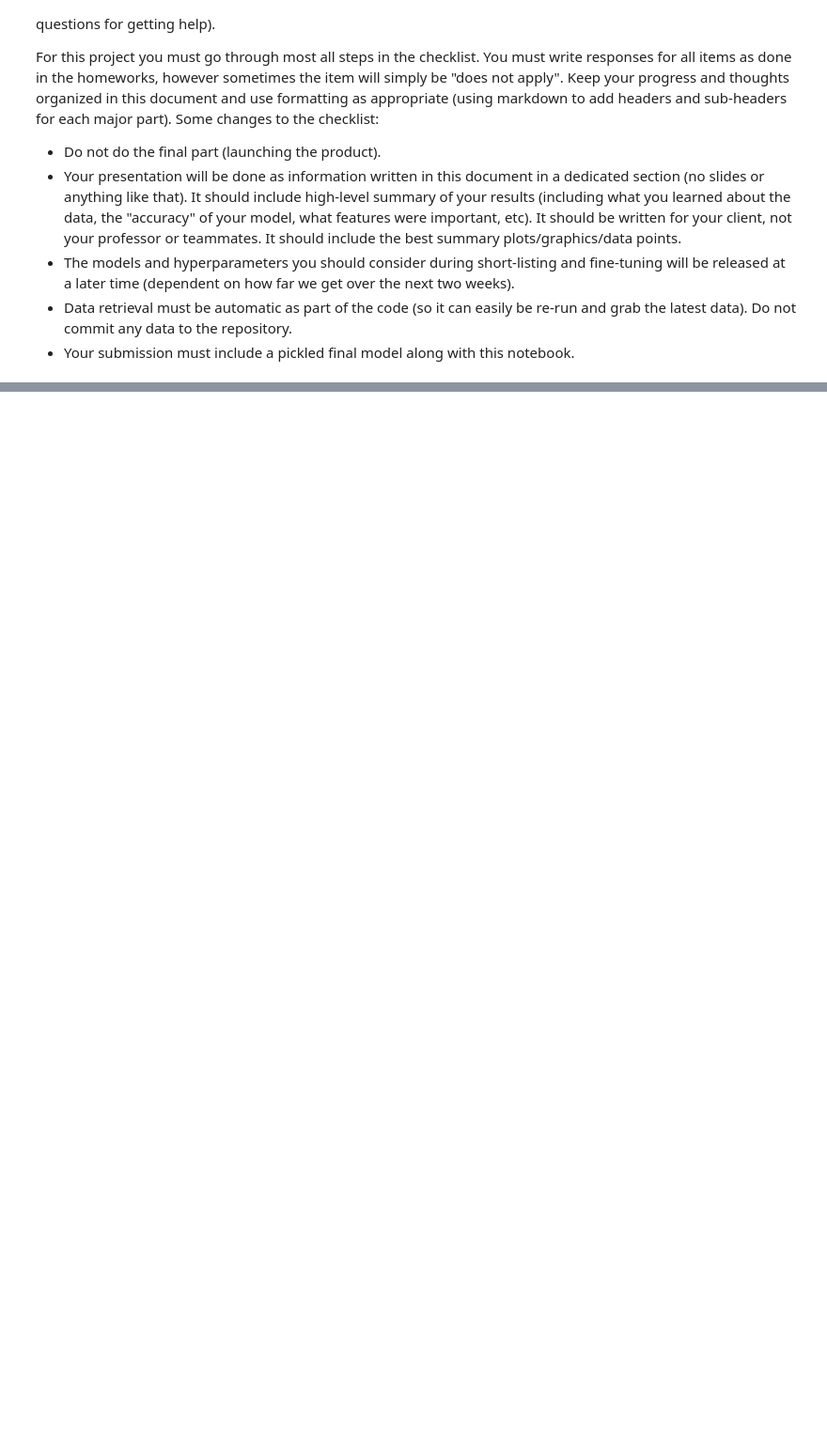
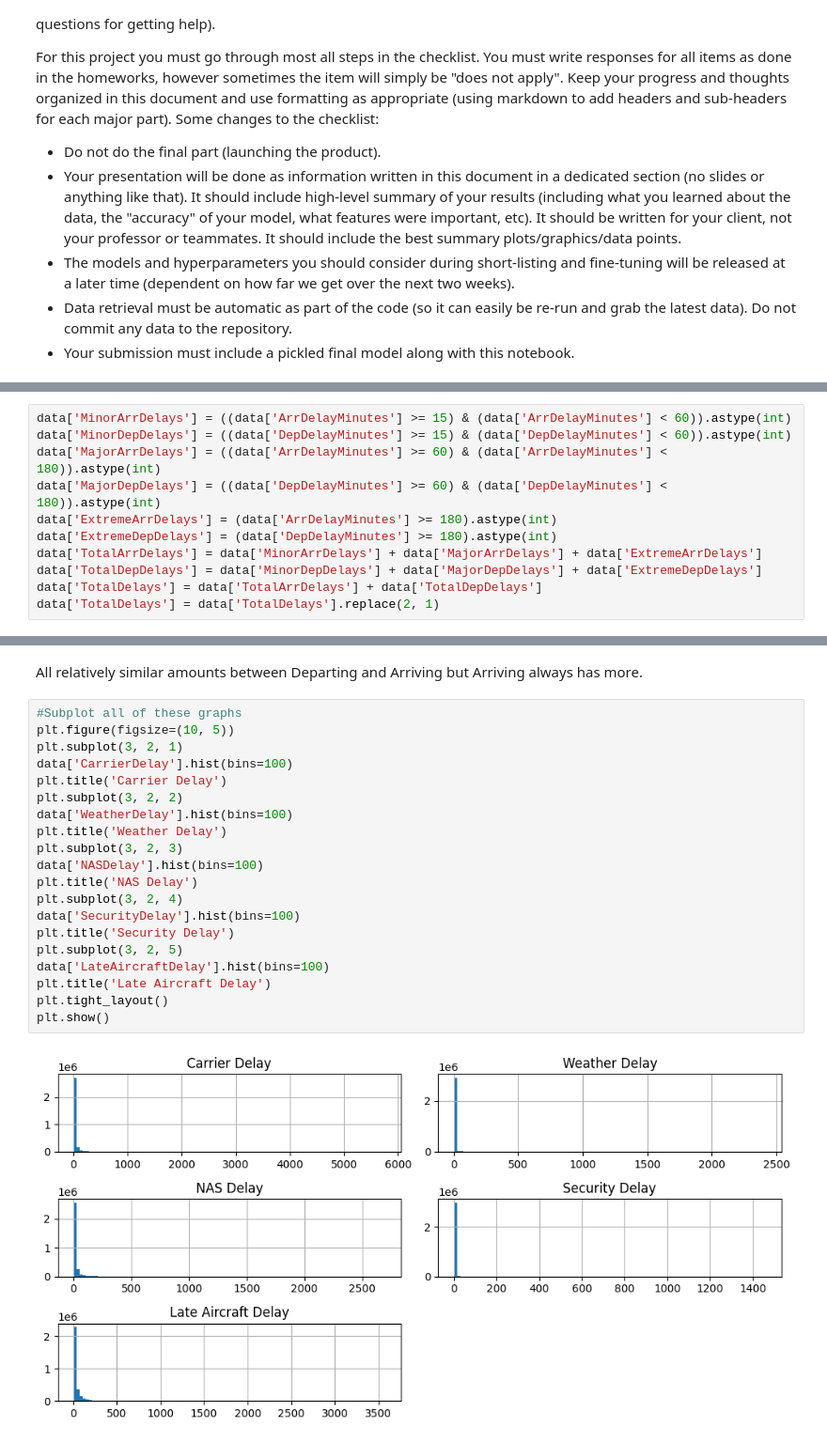
Before and after one commit to Dbad0210/NeuralProject1, a Jupyter notebook: Delayed.ipynb, the cells around one changed output, grey strips where cells are left out. Shown at 94% size. Drawn from its saved outputs; the diff is of its cells as text; blank space fills up the shorter version.

```diff
--- a/Delayed.ipynb
+++ b/Delayed.ipynb
@@ -12,0 +149,11 @@ For this project you must go through most all steps in the checklist. You must w
+# %%
+data['MinorArrDelays'] = ((data['ArrDelayMinutes'] >= 15) & (data['ArrDelayMinutes'] < 60)).astype(int)
+data['MinorDepDelays'] = ((data['DepDelayMinutes'] >= 15) & (data['DepDelayMinutes'] < 60)).astype(int)
+data['MajorArrDelays'] = ((data['ArrDelayMinutes'] >= 60) & (data['ArrDelayMinutes'] < 180)).astype(int)
+data['MajorDepDelays'] = ((data['DepDelayMinutes'] >= 60) & (data['DepDelayMinutes'] < 180)).astype(int)
+data['ExtremeArrDelays'] = (data['ArrDelayMinutes'] >= 180).astype(int)
+data['ExtremeDepDelays'] = (data['DepDelayMinutes'] >= 180).astype(int)
+data['TotalArrDelays'] = data['MinorArrDelays'] + data['MajorArrDelays'] + data['ExtremeArrDelays']
+data['TotalDepDelays'] = data['MinorDepDelays'] + data['MajorDepDelays'] + data['ExtremeDepDelays']
+data['TotalDelays'] = data['TotalArrDelays'] + data['TotalDepDelays']
+data['TotalDelays'] = data['TotalDelays'].replace(2, 1)
@@ -12,0 +225,24 @@ For this project you must go through most all steps in the checklist. You must w
+# %% [markdown]
+All relatively similar amounts between Departing and Arriving but Arriving always has more.
+# %%
+#Subplot all of these graphs
+plt.figure(figsize=(10, 5))
+plt.subplot(3, 2, 1)
+data['CarrierDelay'].hist(bins=100)
+plt.title('Carrier Delay')
+plt.subplot(3, 2, 2)
+data['WeatherDelay'].hist(bins=100)
+plt.title('Weather Delay')
+plt.subplot(3, 2, 3)
+data['NASDelay'].hist(bins=100)
+plt.title('NAS Delay')
+plt.subplot(3, 2, 4)
+data['SecurityDelay'].hist(bins=100)
+plt.title('Security Delay')
+plt.subplot(3, 2, 5)
+data['LateAircraftDelay'].hist(bins=100)
+plt.title('Late Aircraft Delay')
+plt.tight_layout()
+plt.show()
+# %% [output]
+[figure, added]
```
Also changed, not shown: parts of 58 cells of this notebook, 1 other file.
